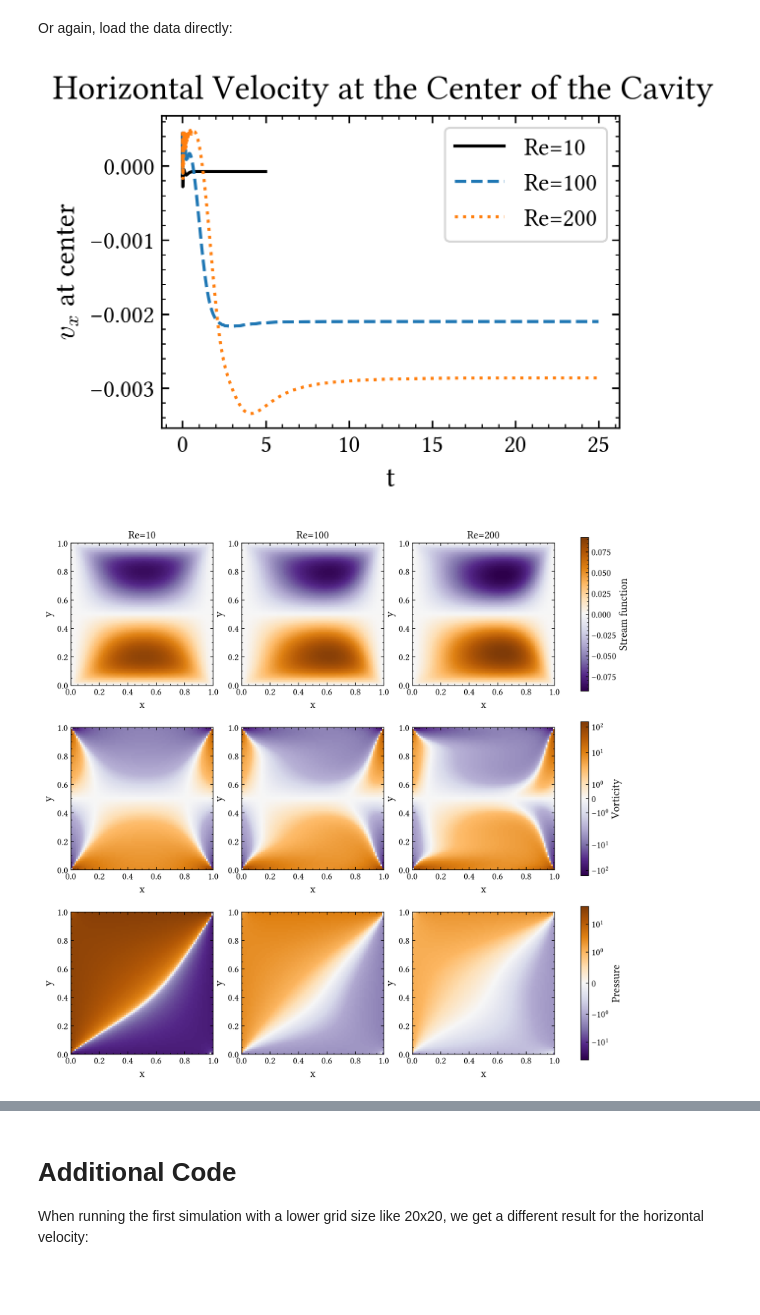
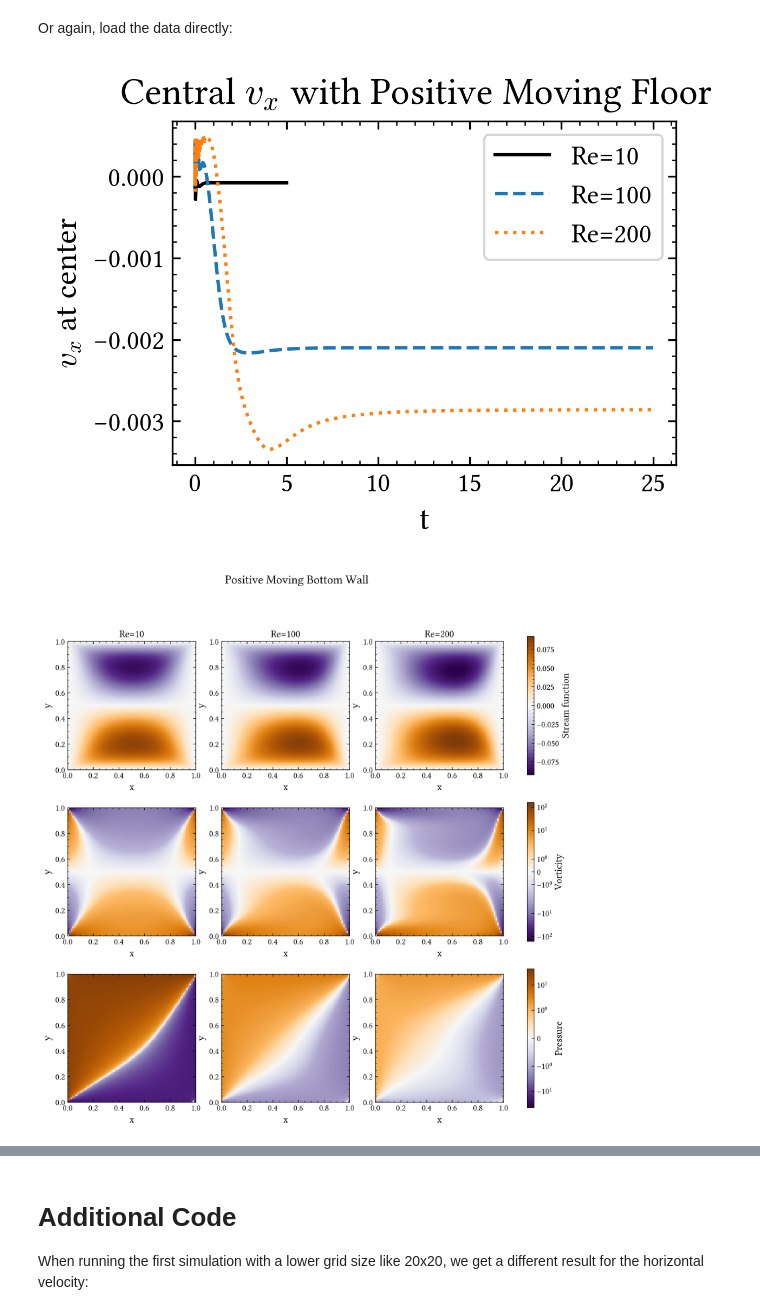
Before and after one commit to Fubinii/FD_fluid_dynamics, a Jupyter notebook: FD_fluid_dynamics.ipynb, the cells around one changed output, grey strips where cells are left out. Drawn from its saved outputs; the diff is of its cells as text; code cells hidden in the pictures; blank space fills up the shorter version.

```diff
--- a/FD_fluid_dynamics.ipynb
+++ b/FD_fluid_dynamics.ipynb
@@ -15,6 +15,7 @@ import os
 from tqdm import tqdm
 from numba import njit
 
+print_titles = True # Set to True for show titles in figures for standalone use, False for the report
 libertine_installed = True # Only set this to true if the font Linux Libertine is installed
 
 # Create data and figures folders if they do not exist
@@ -593,23 +596,23 @@ _, dt_200, nt_200 = ldc_bwp_200['params']
 # %%
 t_10 = np.arange(nt_10)*dt_10
 t_100 = np.arange(nt_100)*dt_100
 t_200 = np.arange(nt_200)*dt_200
 
 fig, ax = plt.subplots(figsize=fsize_small)
-fig.suptitle("Horizontal Velocity at the Center of the Cavity")
+if print_titles: fig.suptitle(r"Central $v_x$ with Positive Moving Floor")
 
 ax.plot(t_10[1:], vxc_bwp_10[1:], label='Re=10')
 ax.plot(t_100[1:], vxc_bwp_100[1:], label='Re=100', linestyle='--')
 ax.plot(t_200[1:], vxc_bwp_200[1:], label='Re=200', linestyle=':')
 
 ax.set_xlabel(r"t")
 ax.set_ylabel(r"$v_x$ at center")
 ax.legend()
 
 plt.savefig('figures/vxc_bwp.pdf')
 plt.show()
 # %% [output]
-[figure, old version]
+[figure, new version]
 # %%
 # To get a shared color scale, we need to find the min/max values for each row
 u_vals = np.concatenate((u_bwp_10.ravel(), u_bwp_100.ravel(), u_bwp_200.ravel())) # np.ravel makes an array 1D
@@ -623,6 +626,7 @@ p_abs = np.abs(p_vals.max())
 # p_min,   p_max   = p_vals.min(),   p_vals.max()
 
 fig, axes = plt.subplots(3, 3, figsize=(12,12))
+if print_titles: fig.suptitle("Positive Moving Floor")
 
 # To have less code, we will plot inside a loop through the Re values
 Re_list = [10, 100, 200]
@@ -672,4 +676,4 @@ cbar2.set_label("Pressure")
 plt.savefig('figures/bwp_comparison.pdf')
 plt.show()
 # %% [output]
-[figure, old version]
+[figure, new version]
```
Also changed, not shown: parts of 9 cells of this notebook, 7 other files.
